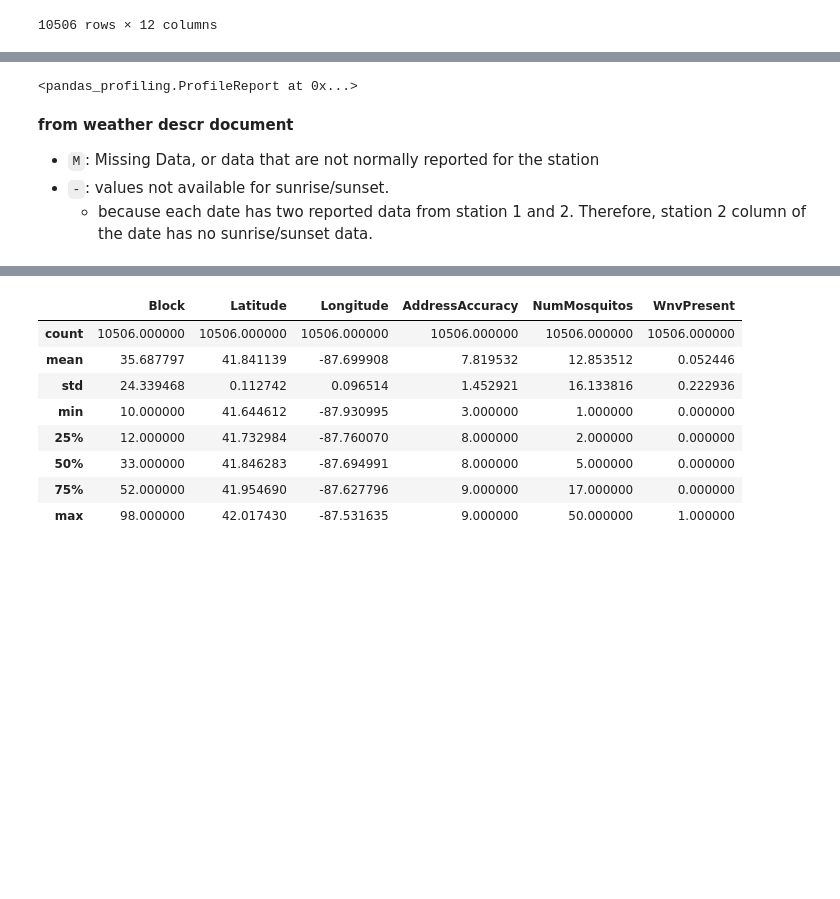
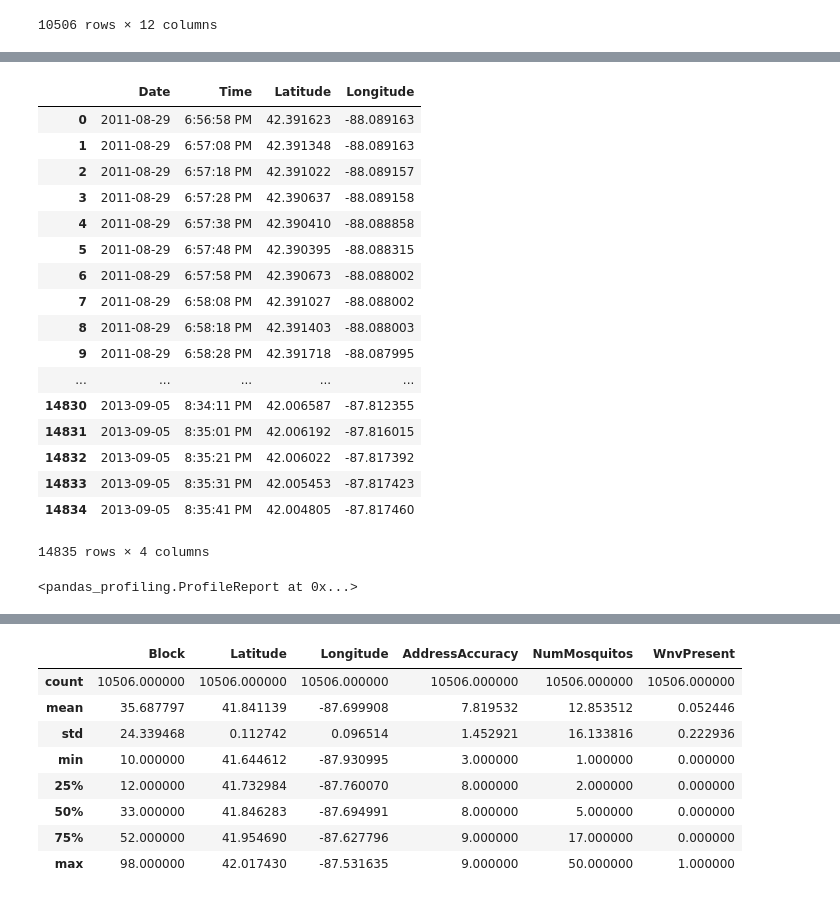
Before and after one commit to leticiabeeck/predict_west_nile_virus, a Jupyter notebook: James Linek's Project 4 Workbook.ipynb, the cells around one changed output, grey strips where cells are left out. Saved outputs shown, nothing was run; the diff lists cells and outputs as text; code cells hidden in the pictures; blank space fills up the shorter version.

```diff
--- a/James Linek's Project 4 Workbook.ipynb
+++ b/James Linek's Project 4 Workbook.ipynb
@@ -49,0 +95,21 @@ train
+# %%
+spray
+# %% [output]
+|  | Date | Time | Latitude | Longitude |
+| 0 | 2011-08-29 | 6:56:58 PM | 42.391623 | -88.089163 |
+| 1 | 2011-08-29 | 6:57:08 PM | 42.391348 | -88.089163 |
+| 2 | 2011-08-29 | 6:57:18 PM | 42.391022 | -88.089157 |
+| 3 | 2011-08-29 | 6:57:28 PM | 42.390637 | -88.089158 |
+| 4 | 2011-08-29 | 6:57:38 PM | 42.390410 | -88.088858 |
+| 5 | 2011-08-29 | 6:57:48 PM | 42.390395 | -88.088315 |
+| 6 | 2011-08-29 | 6:57:58 PM | 42.390673 | -88.088002 |
+| 7 | 2011-08-29 | 6:58:08 PM | 42.391027 | -88.088002 |
+| 8 | 2011-08-29 | 6:58:18 PM | 42.391403 | -88.088003 |
+| 9 | 2011-08-29 | 6:58:28 PM | 42.391718 | -88.087995 |
+| ... | ... | ... | ... | ... |
+| 14830 | 2013-09-05 | 8:34:11 PM | 42.006587 | -87.812355 |
+| 14831 | 2013-09-05 | 8:35:01 PM | 42.006192 | -87.816015 |
+| 14832 | 2013-09-05 | 8:35:21 PM | 42.006022 | -87.817392 |
+| 14833 | 2013-09-05 | 8:35:31 PM | 42.005453 | -87.817423 |
+| 14834 | 2013-09-05 | 8:35:41 PM | 42.004805 | -87.817460 |
+14835 rows × 4 columns
@@ -51,8 +131,3 @@ train
 pandas_profiling.ProfileReport(train)
 # %% [output]
 <pandas_profiling.ProfileReport at 0x...>
-# %% [markdown]
-**from weather descr document**
-- `M`: Missing Data, or data that are not normally reported for the station
-- `-`: values not available for sunrise/sunset.
-    - because each date has two reported data from station 1 and 2. Therefore, station 2 column of the date has no sunrise/sunset data.
```
Also changed, not shown: parts of 31 cells of this notebook, 1 other file.
